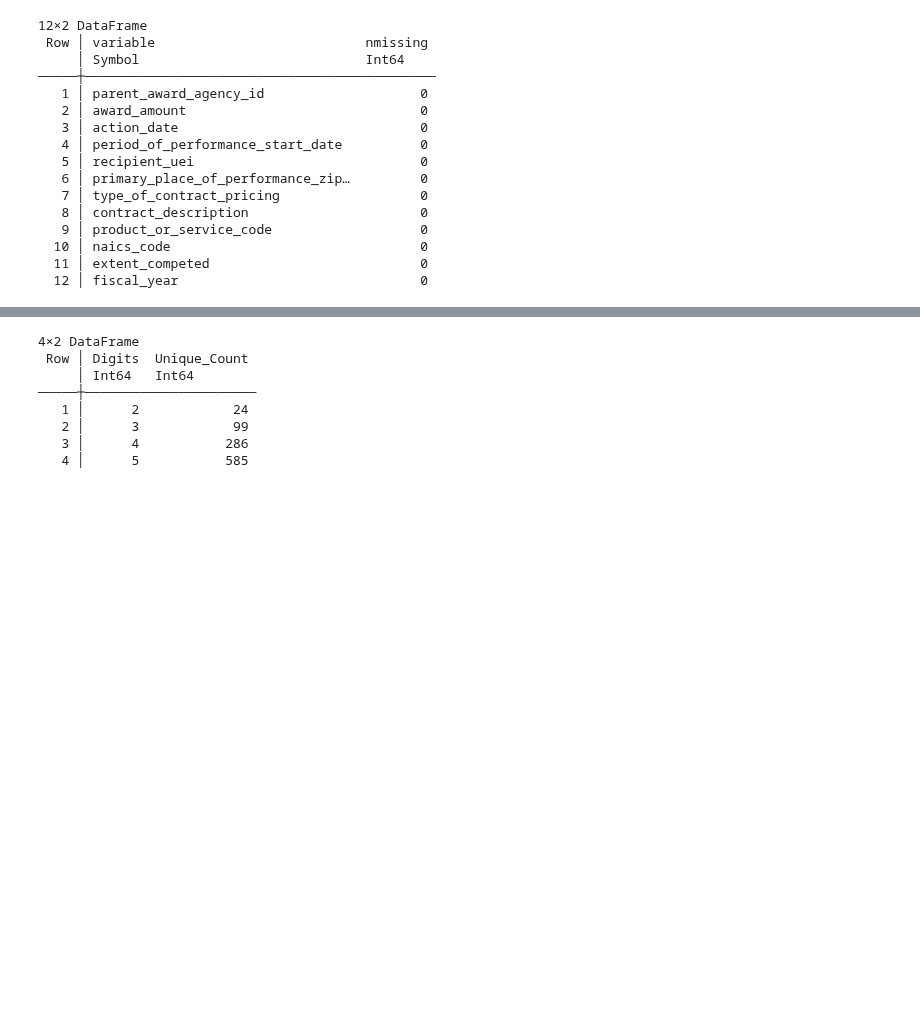
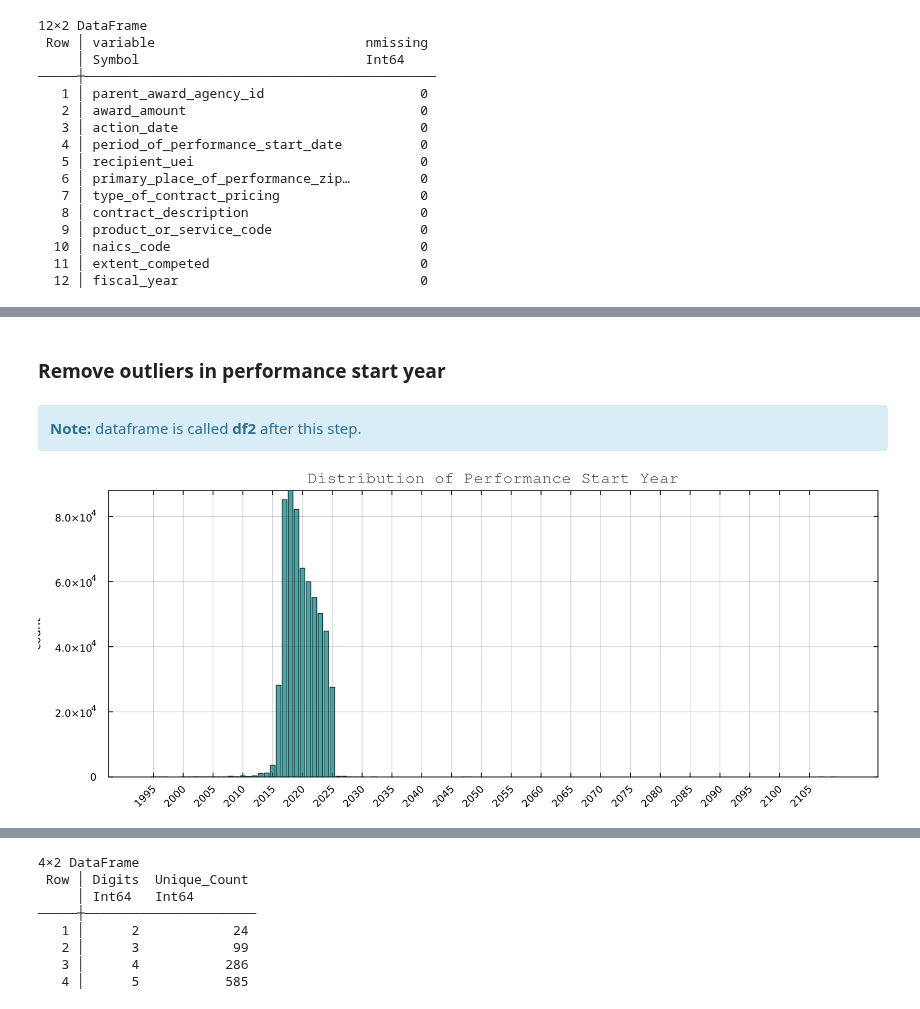
Before and after one commit to kapowlabola/phantom-project, a Jupyter notebook: project 1 - estimating potential total value/04302026-15year-full.ipynb, the cells around one changed output, grey strips where cells are left out. Drawn from its saved outputs; the diff is of its cells as text; code cells hidden in the pictures; blank space fills up the shorter version.

```diff
--- a/project 1 - estimating potential total value/04302026-15year-full.ipynb
+++ b/project 1 - estimating potential total value/04302026-15year-full.ipynb
@@ -287 +282,25 @@ stats_df = describe(df1, :eltype, :nmissing, :nunique, :min, :max, :median, :mea
 | 11 | performance_start_year | Int64 | 0 |  | 1995 | 2109 | 2020.0 | 2019.94 | 2.67234 |
+# %% [markdown]
+### Remove outliers in performance start year
+# %% [markdown]
+<div class="alert alert-info">
+<b>Note:</b> dataframe is called <b> df2</b> after this step.
+</div>
+# %%
+year_counts = combine(groupby(df1, :performance_start_year), nrow => :count)
+sort!(year_counts, :performance_start_year)
+
+bar(year_counts.performance_start_year, year_counts.count,
+    xlabel = "performance start year",
+    ylabel = "count",
+    title = "Distribution of Performance Start Year",
+    label = false,
+    color = :teal,
+    alpha = 0.7,
+    size = (1000, 400),
+    xticks = (minimum(year_counts.performance_start_year):5:maximum(year_counts.performance_start_year),
+              string.(minimum(year_counts.performance_start_year):5:maximum(year_counts.performance_start_year))),
+    xrotation = 45
+)
+# %% [output]
+[figure, added]
```
Also changed, not shown: parts of 72 cells of this notebook, 1 other file.
